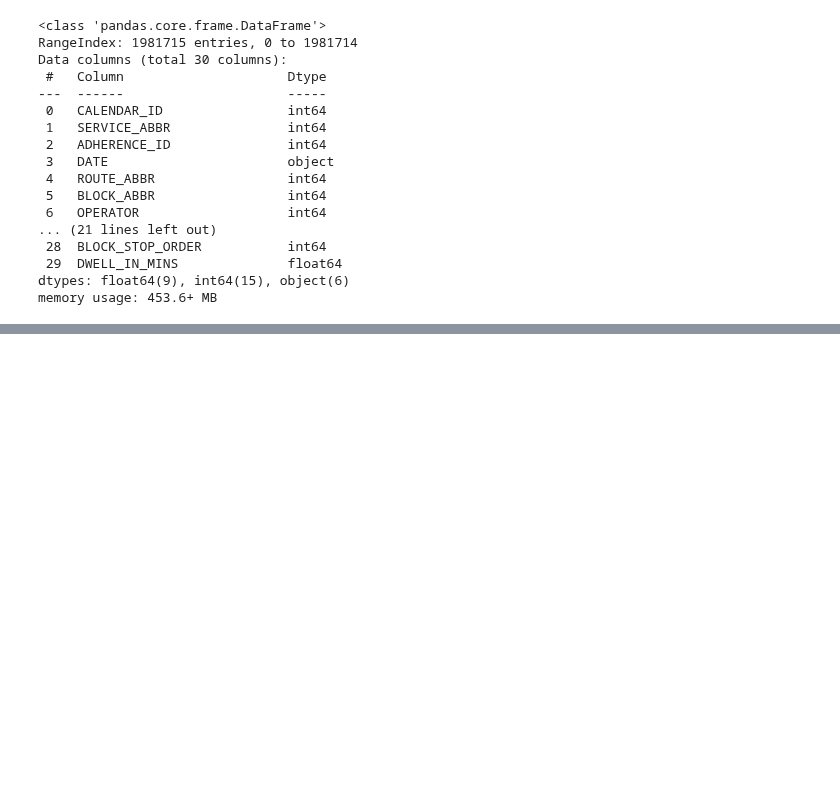
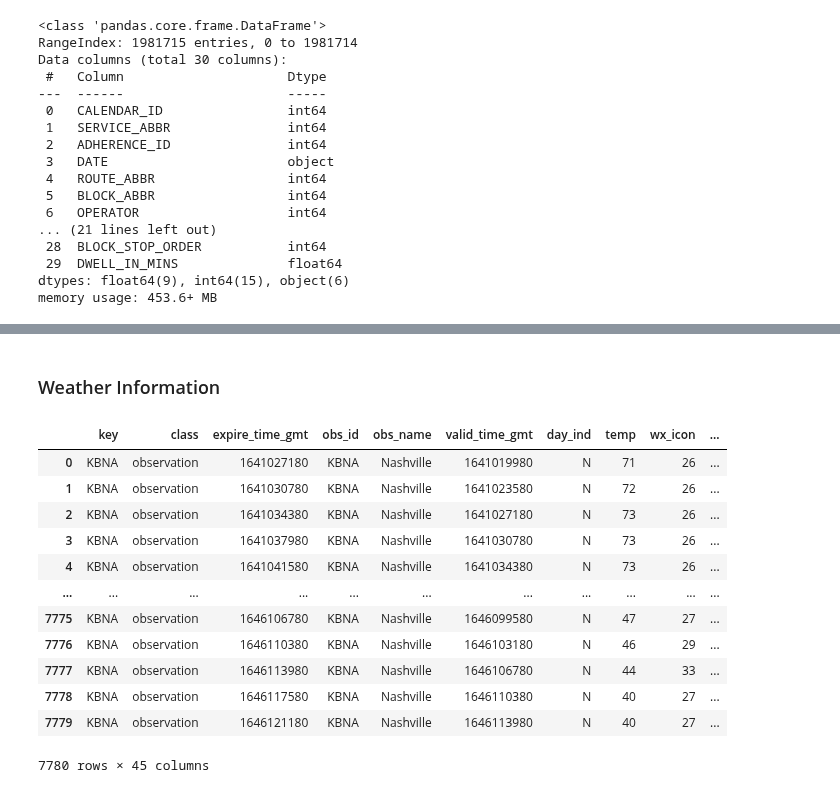
Before and after one commit to NSS-Data-Analytics-Cohort-7/wego-shut_up_and_take_my_query, a Jupyter notebook: notebook/Notebook.ipynb, the cells around one changed output, grey strips where cells are left out. Cells and saved outputs as stored; diff of their text form; code cells hidden in the pictures; blank space fills up the shorter version.

```diff
--- a/notebook/Notebook.ipynb
+++ b/notebook/Notebook.ipynb
@@ -125,0 +166,20 @@ edge_2
+# %% [markdown]
+### Weather Information
+# %%
+weather = pd.read_csv('../data/bna_2022.csv')
+# %%
+weather
+# %% [output]
+|  | key | class | expire_time_gmt | obs_id | obs_name | valid_time_gmt | day_ind | temp | wx_icon | ... |
+| 0 | KBNA | observation | 1641027180 | KBNA | Nashville | 1641019980 | N | 71 | 26 | ... |
+| 1 | KBNA | observation | 1641030780 | KBNA | Nashville | 1641023580 | N | 72 | 26 | ... |
+| 2 | KBNA | observation | 1641034380 | KBNA | Nashville | 1641027180 | N | 73 | 26 | ... |
+| 3 | KBNA | observation | 1641037980 | KBNA | Nashville | 1641030780 | N | 73 | 26 | ... |
+| 4 | KBNA | observation | 1641041580 | KBNA | Nashville | 1641034380 | N | 73 | 26 | ... |
+| ... | ... | ... | ... | ... | ... | ... | ... | ... | ... | ... |
+| 7775 | KBNA | observation | 1646106780 | KBNA | Nashville | 1646099580 | N | 47 | 27 | ... |
+| 7776 | KBNA | observation | 1646110380 | KBNA | Nashville | 1646103180 | N | 46 | 29 | ... |
+| 7777 | KBNA | observation | 1646113980 | KBNA | Nashville | 1646106780 | N | 44 | 33 | ... |
+| 7778 | KBNA | observation | 1646117580 | KBNA | Nashville | 1646110380 | N | 40 | 27 | ... |
+| 7779 | KBNA | observation | 1646121180 | KBNA | Nashville | 1646113980 | N | 40 | 27 | ... |
+7780 rows × 45 columns
```
Also changed, not shown: parts of 9 cells of this notebook.
